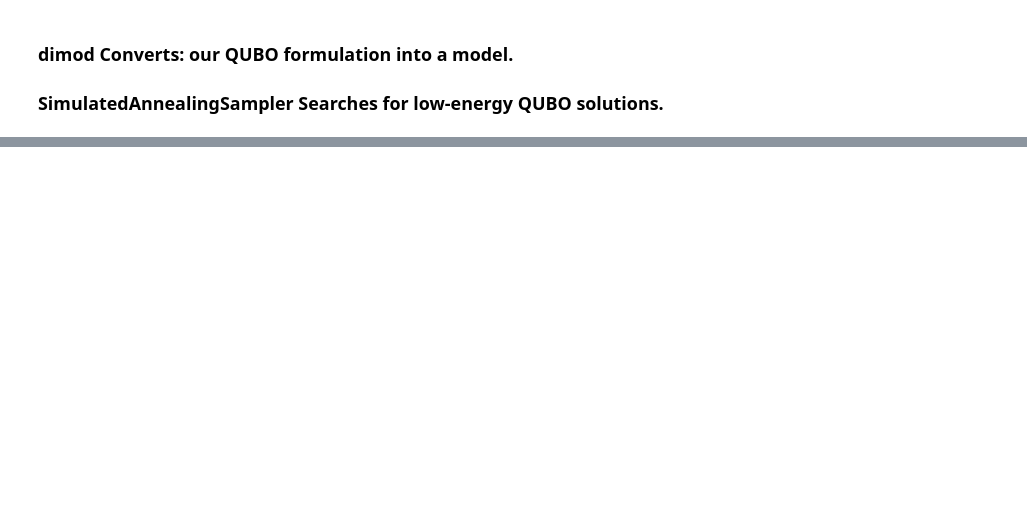
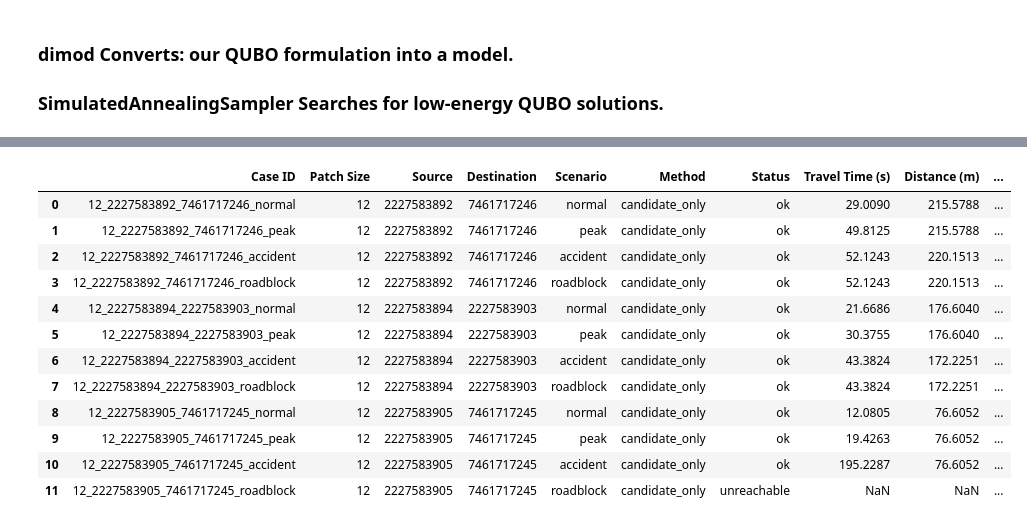
Before and after one commit to Snehamn24/Ambulance-QUBO, a Jupyter notebook: Ambulance_QUBO_Research_Implementation.ipynb, the cells around one changed output, grey strips where cells are left out. Cells and saved outputs as stored; diff of their text form; code cells hidden in the pictures; blank space fills up the shorter version.

```diff
--- a/Ambulance_QUBO_Research_Implementation.ipynb
+++ b/Ambulance_QUBO_Research_Implementation.ipynb
@@ -217,0 +2457,85 @@ All required libraries are ready.
+# %%
+# ==========================================
+# SECTION 8.4: EXECUTE CANDIDATE-ONLY METHOD
+# ==========================================
+
+candidate_records = []
+candidate_data_by_case = {}
+
+for size in PATCH_SIZES:
+
+    patch = study_patches[size]
+
+    for source, target in study_pairs[size]:
+
+        task_key = (size, source, target)
+
+        event_key = event_edges_by_task[task_key]
+
+        for scenario_name, hour in SCENARIOS:
+
+            scenario_graph = snapshot(
+                patch,
+                hour=hour,
+                scenario=scenario_name,
+                event_edges=[event_key],
+                traffic_seed=2026
+            )
+
+            case_id = (
+                f"{size}_{source}_{target}_{scenario_name}"
+            )
+
+            result = candidate_only_route(
+                scenario_graph,
+                source,
+                target,
+                k=4
+            )
+
+            candidate_records.append({
+                "Case ID": case_id,
+                "Patch Size": size,
+                "Source": source,
+                "Destination": target,
+                "Scenario": scenario_name,
+                "Method": "candidate_only",
+                "Status": result["status"],
+                "Travel Time (s)": result["travel_time_s"],
+                "Distance (m)": result["distance_m"],
+                "Runtime (ms)": result["runtime_ms"],
+                "Candidate Count": result["candidate_count"]
+            })
+
+            candidate_data_by_case[case_id] = {
+                "reduced_graph": result["reduced_graph"],
+                "seed_routes": result["seed_routes"],
+                "result": result
+            }
+
+
+candidate_df = pd.DataFrame(candidate_records)
+
+print("========== CANDIDATE-ONLY SUMMARY ==========")
+
+display(
+    candidate_df.groupby("Method").agg(
+        Total_Cases=("Case ID", "count"),
+        Successful_Routes=(
+            "Status",
+            lambda x: (x == "ok").sum()
+        ),
+        Unreachable_Cases=(
+            "Status",
+            lambda x: (x != "ok").sum()
+        ),
+        Mean_Runtime_ms=("Runtime (ms)", "mean"),
+        Mean_Travel_Time_s=("Travel Time (s)", "mean")
+    ).round(4)
+)
+
+print("\nFirst 12 candidate results:")
+display(candidate_df.head(12).round(4))
+
+print("\nTotal candidate records:", len(candidate_df))
+# %% [output]
@@ -217,0 +2547,13 @@ All required libraries are ready.
+|  | Case ID | Patch Size | Source | Destination | Scenario | Method | Status | Travel Time (s) | Distance (m) | ... |
+| 0 | 12_2227583892_7461717246_normal | 12 | 2227583892 | 7461717246 | normal | candidate_only | ok | 29.0090 | 215.5788 | ... |
+| 1 | 12_2227583892_7461717246_peak | 12 | 2227583892 | 7461717246 | peak | candidate_only | ok | 49.8125 | 215.5788 | ... |
+| 2 | 12_2227583892_7461717246_accident | 12 | 2227583892 | 7461717246 | accident | candidate_only | ok | 52.1243 | 220.1513 | ... |
+| 3 | 12_2227583892_7461717246_roadblock | 12 | 2227583892 | 7461717246 | roadblock | candidate_only | ok | 52.1243 | 220.1513 | ... |
+| 4 | 12_2227583894_2227583903_normal | 12 | 2227583894 | 2227583903 | normal | candidate_only | ok | 21.6686 | 176.6040 | ... |
+| 5 | 12_2227583894_2227583903_peak | 12 | 2227583894 | 2227583903 | peak | candidate_only | ok | 30.3755 | 176.6040 | ... |
+| 6 | 12_2227583894_2227583903_accident | 12 | 2227583894 | 2227583903 | accident | candidate_only | ok | 43.3824 | 172.2251 | ... |
+| 7 | 12_2227583894_2227583903_roadblock | 12 | 2227583894 | 2227583903 | roadblock | candidate_only | ok | 43.3824 | 172.2251 | ... |
+| 8 | 12_2227583905_7461717245_normal | 12 | 2227583905 | 7461717245 | normal | candidate_only | ok | 12.0805 | 76.6052 | ... |
+| 9 | 12_2227583905_7461717245_peak | 12 | 2227583905 | 7461717245 | peak | candidate_only | ok | 19.4263 | 76.6052 | ... |
+| 10 | 12_2227583905_7461717245_accident | 12 | 2227583905 | 7461717245 | accident | candidate_only | ok | 195.2287 | 76.6052 | ... |
+| 11 | 12_2227583905_7461717245_roadblock | 12 | 2227583905 | 7461717245 | roadblock | candidate_only | unreachable | NaN | NaN | ... |
```
Also changed, not shown: parts of 139 cells of this notebook.
